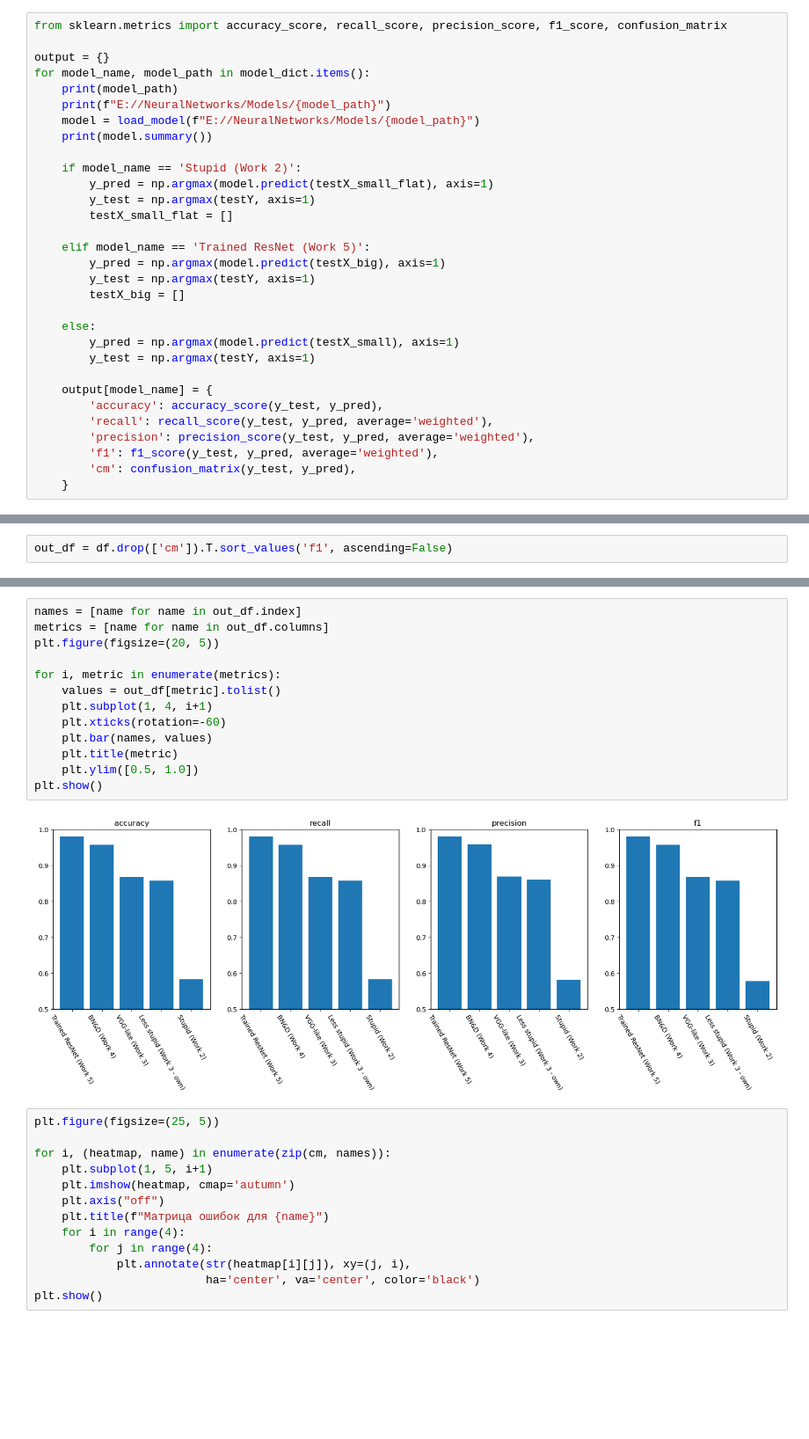
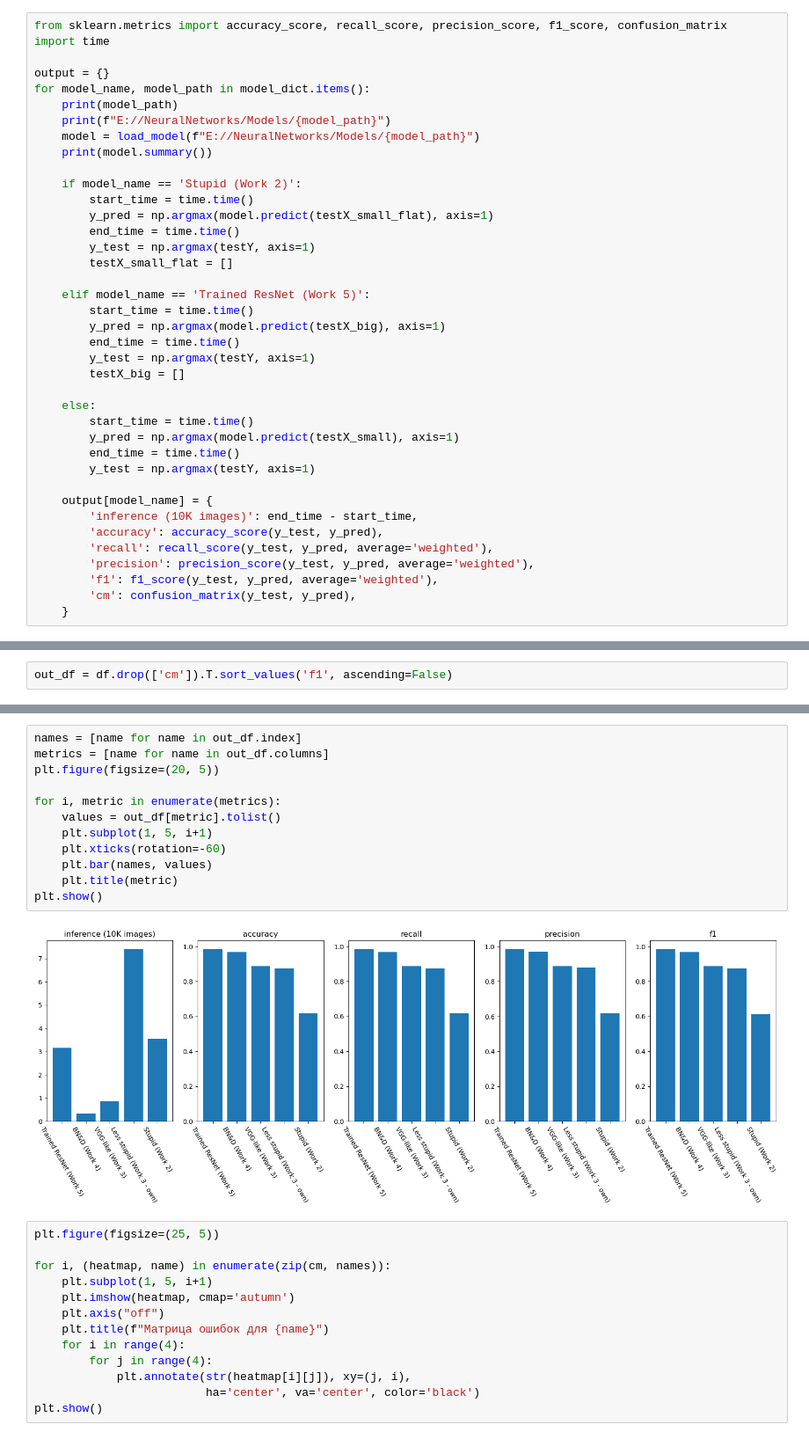
Before and after one commit to Gen1tir0/AnimalRecognition, a Jupyter notebook: Neuro_9.ipynb, the cells around one changed output, grey strips where cells are left out. Shown at 88% size. Saved outputs shown, nothing was run; the diff lists cells and outputs as text; blank space fills up the shorter version.

```diff
--- a/Neuro_9.ipynb
+++ b/Neuro_9.ipynb
@@ -65,6 +65,7 @@ model_dict = {
 }
 # %%
 from sklearn.metrics import accuracy_score, recall_score, precision_score, f1_score, confusion_matrix
+import time
 
 output = {}
 for model_name, model_path in model_dict.items():
@@ -74,20 +75,27 @@ for model_name, model_path in model_dict.items():
     print(model.summary())
 
     if model_name == 'Stupid (Work 2)':
+        start_time = time.time()
         y_pred = np.argmax(model.predict(testX_small_flat), axis=1)
+        end_time = time.time()
         y_test = np.argmax(testY, axis=1)
         testX_small_flat = []
 
     elif model_name == 'Trained ResNet (Work 5)':
+        start_time = time.time()
         y_pred = np.argmax(model.predict(testX_big), axis=1)
+        end_time = time.time()
         y_test = np.argmax(testY, axis=1)
         testX_big = []
 
     else:
+        start_time = time.time()
         y_pred = np.argmax(model.predict(testX_small), axis=1)
+        end_time = time.time()
         y_test = np.argmax(testY, axis=1)
 
     output[model_name] = {
+        'inference (10K images)': end_time - start_time,
         'accuracy': accuracy_score(y_test, y_pred),
         'recall': recall_score(y_test, y_pred, average='weighted'),
         'precision': precision_score(y_test, y_pred, average='weighted'),
@@ -135,18 +143,17 @@ out_df.to_markdown()
 # %%
 names = [name for name in out_df.index]
 metrics = [name for name in out_df.columns]
 plt.figure(figsize=(20, 5))
 
 for i, metric in enumerate(metrics):
     values = out_df[metric].tolist()
-    plt.subplot(1, 4, i+1)
+    plt.subplot(1, 5, i+1)
     plt.xticks(rotation=-60)
     plt.bar(names, values)
     plt.title(metric)
-    plt.ylim([0.5, 1.0])
 plt.show()
 # %% [output]
-[figure, old version]
+[figure, new version]
 # %%
 plt.figure(figsize=(25, 5))
 
```
Also changed, not shown: parts of 4 cells of this notebook.
